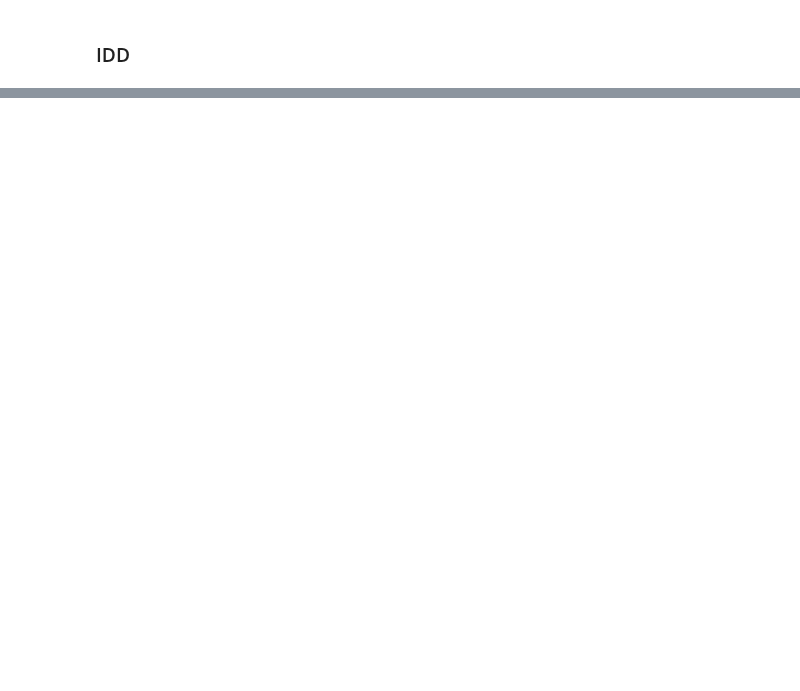
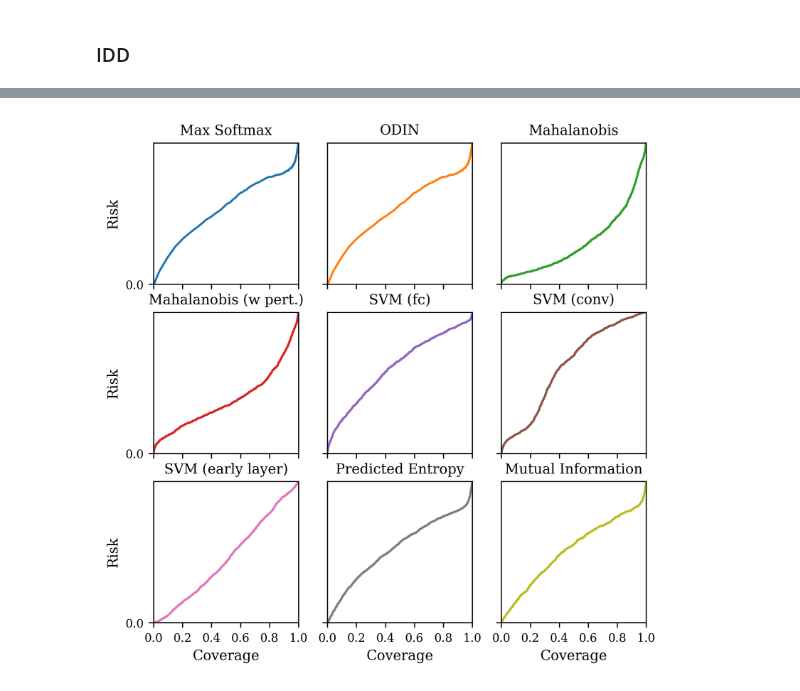
Before and after one commit to BalahariVignesh/simple-faster-rcnn-pytorch, a Jupyter notebook: idd_fn_detection/idd_fn_risk_coverage.ipynb, the cells around one changed output, grey strips where cells are left out. Drawn from its saved outputs; the diff is of its cells as text; code cells hidden in the pictures; blank space fills up the shorter version.

```diff
--- a/idd_fn_detection/idd_fn_risk_coverage.ipynb
+++ b/idd_fn_detection/idd_fn_risk_coverage.ipynb
@@ -863,0 +920,4 @@ draw_risk_coverage_combined([(*cr, la) for cr, la in zip(idd_cr, labels)])
+# %%
+draw_risk_coverage_separate([(*cr, la) for cr, la in zip(idd_cr, labels)])
+# %% [output]
+[figure, added]
```
Also changed, not shown: parts of 18 cells of this notebook, 2 other files.
